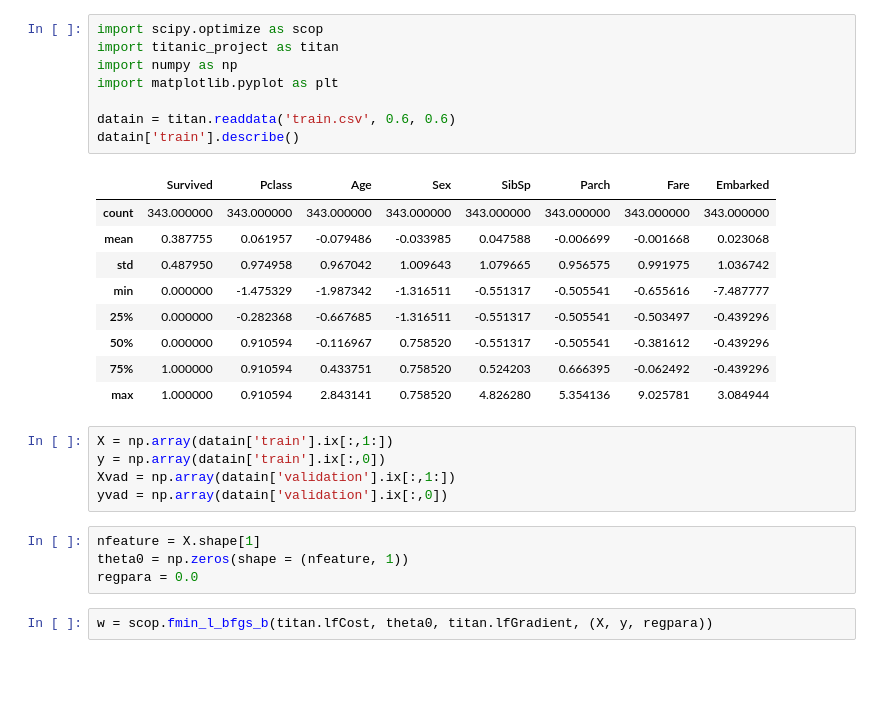
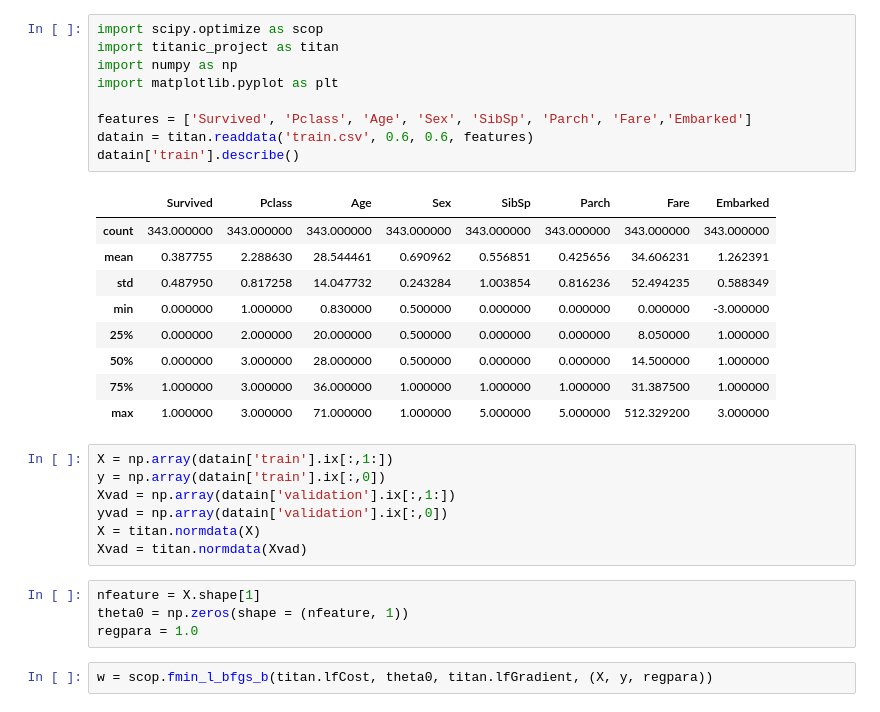
Before and after one commit to badGarnet/titanic_survive, a Jupyter notebook: LG notes.ipynb, the cells around one changed output. Saved outputs shown, nothing was run; the diff lists cells and outputs as text; blank space fills up the shorter version.

```diff
--- a/LG notes.ipynb
+++ b/LG notes.ipynb
@@ -1,30 +1,33 @@
 # %%
 import scipy.optimize as scop
 import titanic_project as titan
 import numpy as np
 import matplotlib.pyplot as plt
 
-datain = titan.readdata('train.csv', 0.6, 0.6)
+features = ['Survived', 'Pclass', 'Age', 'Sex', 'SibSp', 'Parch', 'Fare','Embarked']
+datain = titan.readdata('train.csv', 0.6, 0.6, features)
 datain['train'].describe()
 # %% [output]
 |  | Survived | Pclass | Age | Sex | SibSp | Parch | Fare | Embarked |
 | count | 343.000000 | 343.000000 | 343.000000 | 343.000000 | 343.000000 | 343.000000 | 343.000000 | 343.000000 |
-| mean | 0.387755 | 0.061957 | -0.079486 | -0.033985 | 0.047588 | -0.006699 | -0.001668 | 0.023068 |
-| std | 0.487950 | 0.974958 | 0.967042 | 1.009643 | 1.079665 | 0.956575 | 0.991975 | 1.036742 |
-| min | 0.000000 | -1.475329 | -1.987342 | -1.316511 | -0.551317 | -0.505541 | -0.655616 | -7.487777 |
-| 25% | 0.000000 | -0.282368 | -0.667685 | -1.316511 | -0.551317 | -0.505541 | -0.503497 | -0.439296 |
-| 50% | 0.000000 | 0.910594 | -0.116967 | 0.758520 | -0.551317 | -0.505541 | -0.381612 | -0.439296 |
-| 75% | 1.000000 | 0.910594 | 0.433751 | 0.758520 | 0.524203 | 0.666395 | -0.062492 | -0.439296 |
-| max | 1.000000 | 0.910594 | 2.843141 | 0.758520 | 4.826280 | 5.354136 | 9.025781 | 3.084944 |
+| mean | 0.387755 | 2.288630 | 28.544461 | 0.690962 | 0.556851 | 0.425656 | 34.606231 | 1.262391 |
+| std | 0.487950 | 0.817258 | 14.047732 | 0.243284 | 1.003854 | 0.816236 | 52.494235 | 0.588349 |
+| min | 0.000000 | 1.000000 | 0.830000 | 0.500000 | 0.000000 | 0.000000 | 0.000000 | -3.000000 |
+| 25% | 0.000000 | 2.000000 | 20.000000 | 0.500000 | 0.000000 | 0.000000 | 8.050000 | 1.000000 |
+| 50% | 0.000000 | 3.000000 | 28.000000 | 0.500000 | 0.000000 | 0.000000 | 14.500000 | 1.000000 |
+| 75% | 1.000000 | 3.000000 | 36.000000 | 1.000000 | 1.000000 | 1.000000 | 31.387500 | 1.000000 |
+| max | 1.000000 | 3.000000 | 71.000000 | 1.000000 | 5.000000 | 5.000000 | 512.329200 | 3.000000 |
 # %%
 X = np.array(datain['train'].ix[:,1:])
 y = np.array(datain['train'].ix[:,0])
 Xvad = np.array(datain['validation'].ix[:,1:])
 yvad = np.array(datain['validation'].ix[:,0])
+X = titan.normdata(X)
+Xvad = titan.normdata(Xvad)
 # %%
 nfeature = X.shape[1]
 theta0 = np.zeros(shape = (nfeature, 1))
-regpara = 0.0
+regpara = 1.0
 # %%
 w = scop.fmin_l_bfgs_b(titan.lfCost, theta0, titan.lfGradient, (X, y, regpara))
 # %%
```
Also changed, not shown: parts of 12 cells of this notebook, 2 other files.
